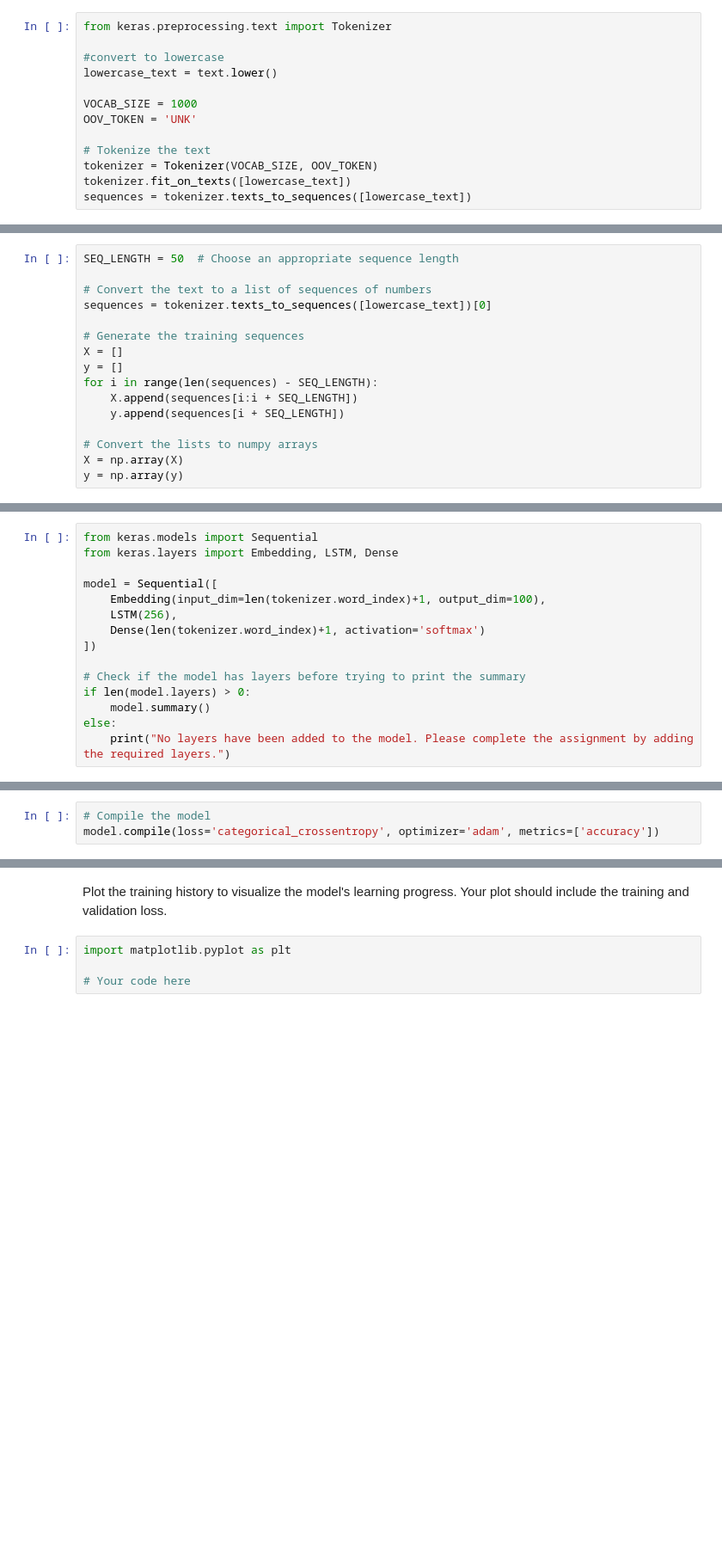
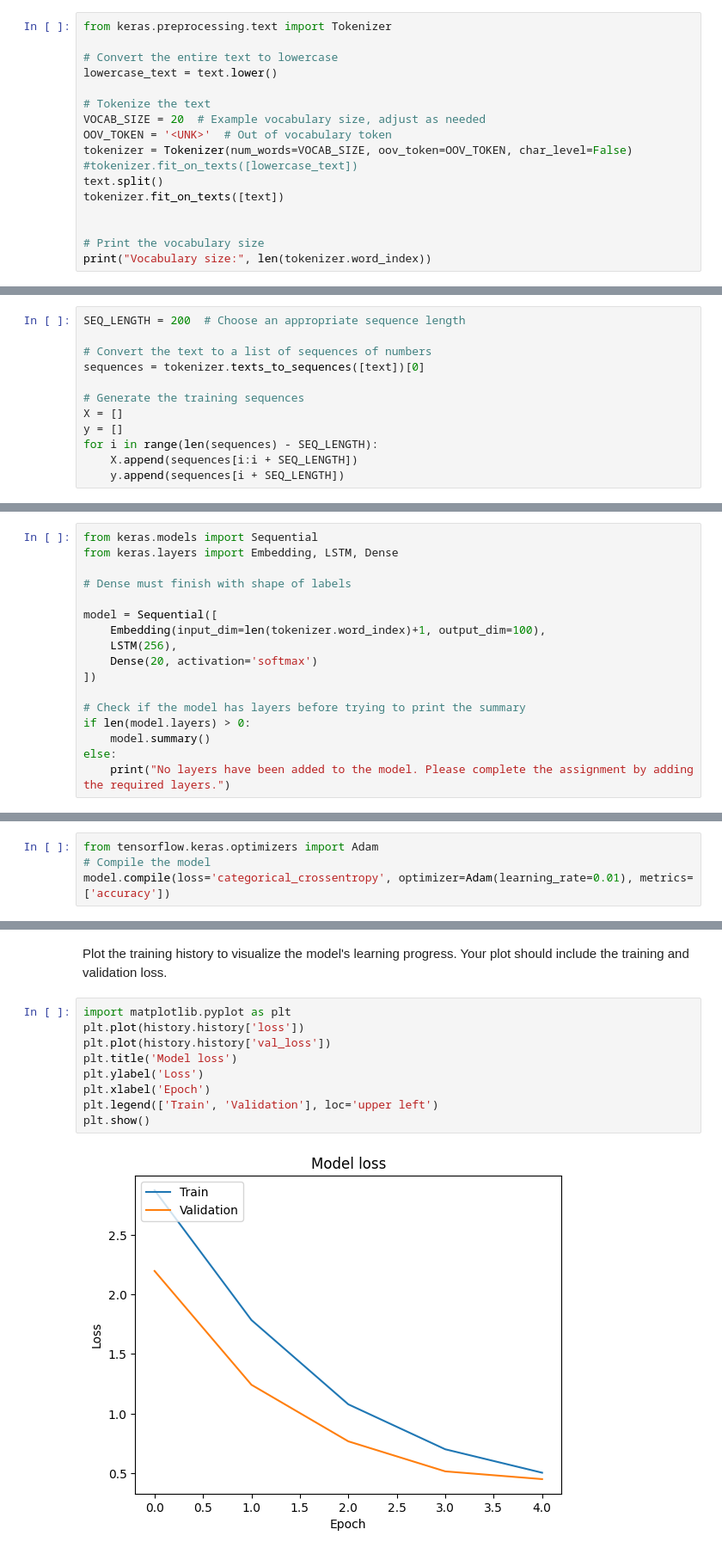
Before and after one commit to bkaddoura/deep_learning, a Jupyter notebook: assignments/Assignment_2.ipynb, the cells around one changed output, grey strips where cells are left out. Shown at 86% size. Cells and saved outputs as stored; diff of their text form; blank space fills up the shorter version.

```diff
--- a/assignments/Assignment_2.ipynb
+++ b/assignments/Assignment_2.ipynb
@@ -98,13 +94,17 @@ To prepare the dataset for training, we need to clean the text and create a nume
 # %%
 from keras.preprocessing.text import Tokenizer
 
-#convert to lowercase
+# Convert the entire text to lowercase
 lowercase_text = text.lower()
 
-VOCAB_SIZE = 1000
-OOV_TOKEN = 'UNK'
+# Tokenize the text
+VOCAB_SIZE = 20  # Example vocabulary size, adjust as needed
+OOV_TOKEN = '<UNK>'  # Out of vocabulary token
+tokenizer = Tokenizer(num_words=VOCAB_SIZE, oov_token=OOV_TOKEN, char_level=False)
+#tokenizer.fit_on_texts([lowercase_text])
+text.split()
+tokenizer.fit_on_texts([text])
 
-# Tokenize the text
-tokenizer = Tokenizer(VOCAB_SIZE, OOV_TOKEN)
-tokenizer.fit_on_texts([lowercase_text])
-sequences = tokenizer.texts_to_sequences([lowercase_text])
+
+# Print the vocabulary size
+print("Vocabulary size:", len(tokenizer.word_index))
@@ -126,10 +132,10 @@ Now that the text has been tokenized, we need to create sequences the model can
 *   Use the `texts_to_sequences` method from the tokenizer to convert the text to a list of sequences of numbers.
 *   Generate the training sequences. Each training sequence should contain `SEQ_LENGTH` token IDs from the text. The target token for each sequence should be the word that follows the sequence in the text.
 # %%
-SEQ_LENGTH = 50  # Choose an appropriate sequence length
+SEQ_LENGTH = 200  # Choose an appropriate sequence length
 
 # Convert the text to a list of sequences of numbers
-sequences = tokenizer.texts_to_sequences([lowercase_text])[0]
+sequences = tokenizer.texts_to_sequences([text])[0]
 
 # Generate the training sequences
 X = []
@@ -137,10 +143,6 @@ y = []
 for i in range(len(sequences) - SEQ_LENGTH):
     X.append(sequences[i:i + SEQ_LENGTH])
     y.append(sequences[i + SEQ_LENGTH])
-
-# Convert the lists to numpy arrays
-X = np.array(X)
-y = np.array(y)
 # %% [markdown]
 Assuming your sequences are stored in `X` and the corresponding targets in `y`, the following line should print the first training sequence and its target:
 # %%
@@ -203,10 +203,12 @@ Define the architecture of your RNN model. You can design it however you like, b
 from keras.models import Sequential
 from keras.layers import Embedding, LSTM, Dense
 
+# Dense must finish with shape of labels
+
 model = Sequential([
     Embedding(input_dim=len(tokenizer.word_index)+1, output_dim=100),
     LSTM(256),
-    Dense(len(tokenizer.word_index)+1, activation='softmax')
+    Dense(20, activation='softmax')
 ])
 
 # Check if the model has layers before trying to print the summary
@@ -239,8 +241,9 @@ Give a short explanation of your choice of loss function and optimizer:
 
 _your explanation here_
 # %%
+from tensorflow.keras.optimizers import Adam
 # Compile the model
-model.compile(loss='categorical_crossentropy', optimizer='adam', metrics=['accuracy'])
+model.compile(loss='categorical_crossentropy', optimizer=Adam(learning_rate=0.01), metrics=['accuracy'])
 # %% [markdown]
 ## 2.3 Model Training
 
@@ -261,8 +281,15 @@ ValueError: in user code:
 Plot the training history to visualize the model's learning progress. Your plot should include the training and validation loss.
 # %%
 import matplotlib.pyplot as plt
-
-# Your code here
+plt.plot(history.history['loss'])
+plt.plot(history.history['val_loss'])
+plt.title('Model loss')
+plt.ylabel('Loss')
+plt.xlabel('Epoch')
+plt.legend(['Train', 'Validation'], loc='upper left')
+plt.show()
+# %% [output]
+[figure, added]
 # %% [markdown]
 # 3. Text Generation (Pass or Fail)
 
```
Also changed, not shown: parts of 19 cells of this notebook.
